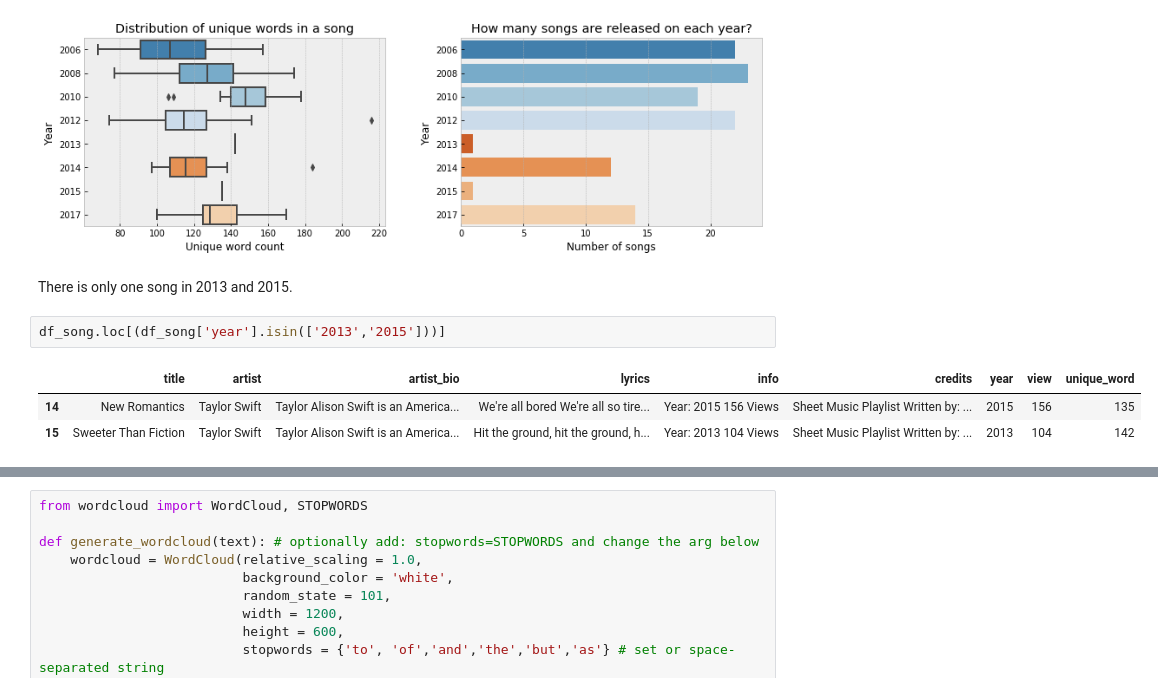
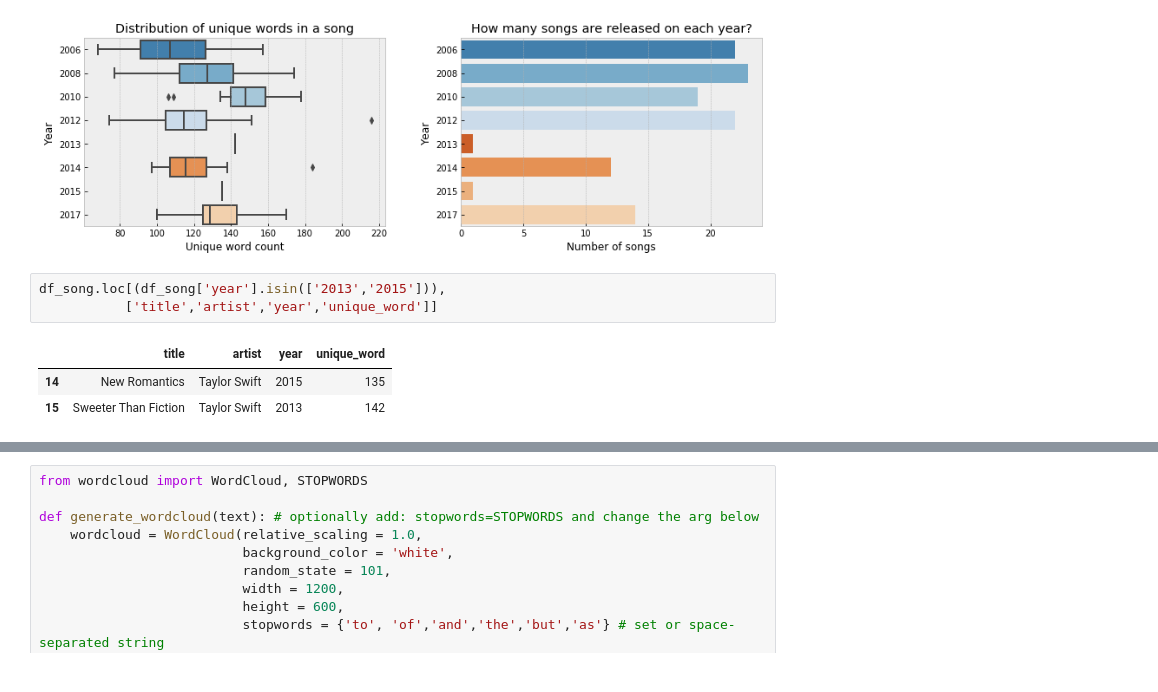
Before and after one commit to elvyna/data-analysis, a Jupyter notebook: jupyter-notebook/2018-11-12 Taylor Swift Song Lyrics.ipynb, the cells around one changed output, grey strips where cells are left out. Saved outputs shown, nothing was run; the diff lists cells and outputs as text.

```diff
--- a/jupyter-notebook/2018-11-12 Taylor Swift Song Lyrics.ipynb
+++ b/jupyter-notebook/2018-11-12 Taylor Swift Song Lyrics.ipynb
@@ -89,11 +91,10 @@ ax[1].set_ylabel("Year")
 plt.show();
 # %% [output]
 [figure]
-# %% [markdown]
-There is only one song in 2013 and 2015.
 # %%
-df_song.loc[(df_song['year'].isin(['2013','2015']))]
+df_song.loc[(df_song['year'].isin(['2013','2015'])),
+           ['title','artist','year','unique_word']]
 # %% [output]
-|  | title | artist | artist_bio | lyrics | info | credits | year | view | unique_word |
-| 14 | New Romantics | Taylor Swift | Taylor Alison Swift is an America... | We're all bored We're all so tire... | Year: 2015 156 Views | Sheet Music Playlist Written by: ... | 2015 | 156 | 135 |
-| 15 | Sweeter Than Fiction | Taylor Swift | Taylor Alison Swift is an America... | Hit the ground, hit the ground, h... | Year: 2013 104 Views | Sheet Music Playlist Written by: ... | 2013 | 104 | 142 |
+|  | title | artist | year | unique_word |
+| 14 | New Romantics | Taylor Swift | 2015 | 135 |
+| 15 | Sweeter Than Fiction | Taylor Swift | 2013 | 142 |
```
Also changed, not shown: parts of 10 cells of this notebook.
